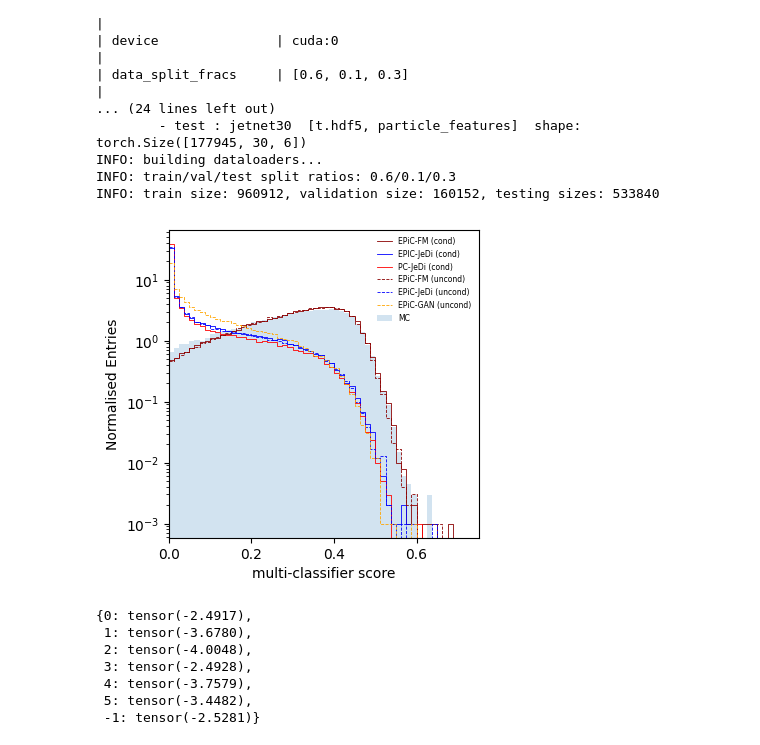
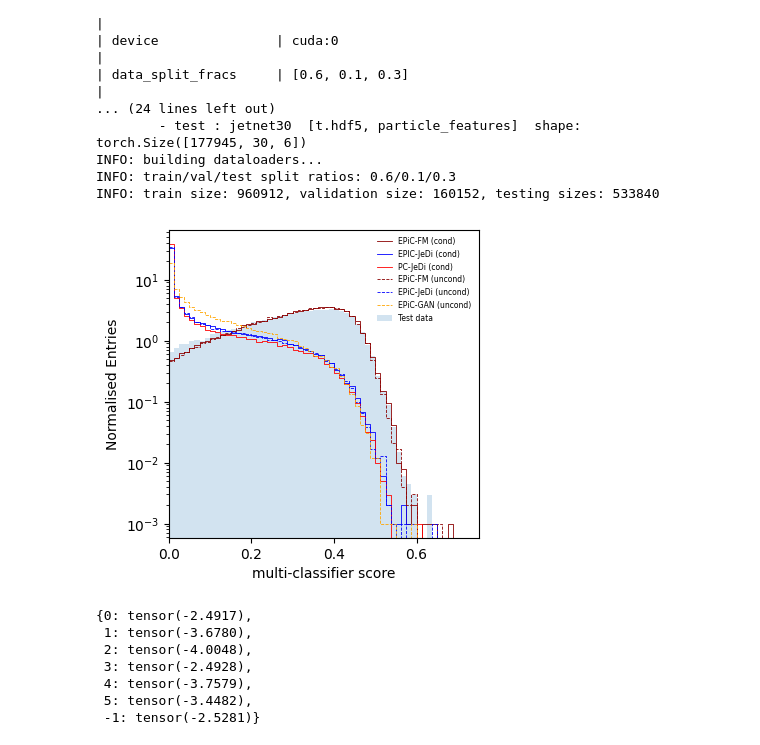
Before and after one commit to dfaroughy/ClassifierMetric, a Jupyter notebook: notebooks/evaluate.ipynb, the cells around one changed output. Drawn from its saved outputs; the diff is of its cells as text; code cells hidden in the pictures.

```diff
--- a/notebooks/evaluate.ipynb
+++ b/notebooks/evaluate.ipynb
@@ -194,35 +194,35 @@ legend_30 = {0 : 'EPiC-FM (cond)',
               1 : 'EPIC-JeDi (cond)',
               2 : 'PC-JeDi (cond)',
               3 : 'EPiC-FM (uncond)',
               4 : 'EPiC-JeDi (uncond)',
               5 : 'EPiC-GAN (uncond)',
-             -1 : 'MC'} # test data
+             -1 : 'Test data'} # test data
 
 color_30 = {0 : 'darkred',
               1 : 'blue',
               2 : 'red',
               3 : 'darkred',
               4 : 'blue' ,
               5: 'orange',
               -1 : None} # test data
 
 
 plot_class_score(predictions=classifier_30.predictions,
                 class_labels=config_30.labels,
                 reference='flow_cond',
                 figsize=(4,4),
                 xlim=(0.0, 0.75),
                 ylog=True,
                 bins=np.arange(0.0, 0.75, 0.0125),
                 workdir=config_30.workdir,
                 density=True,
                 color=color_30,
                 lw=0.6,
                 legend=legend_30,
                 legend_fontsize=5.5,
                 legend_loc='upper right')
 # %% [output]
-[figure, old version]
+[figure, new version]
 # %%
 classifier_30.log_posterior
 # %% [output]
```
Also changed, not shown: parts of 2 cells of this notebook.
